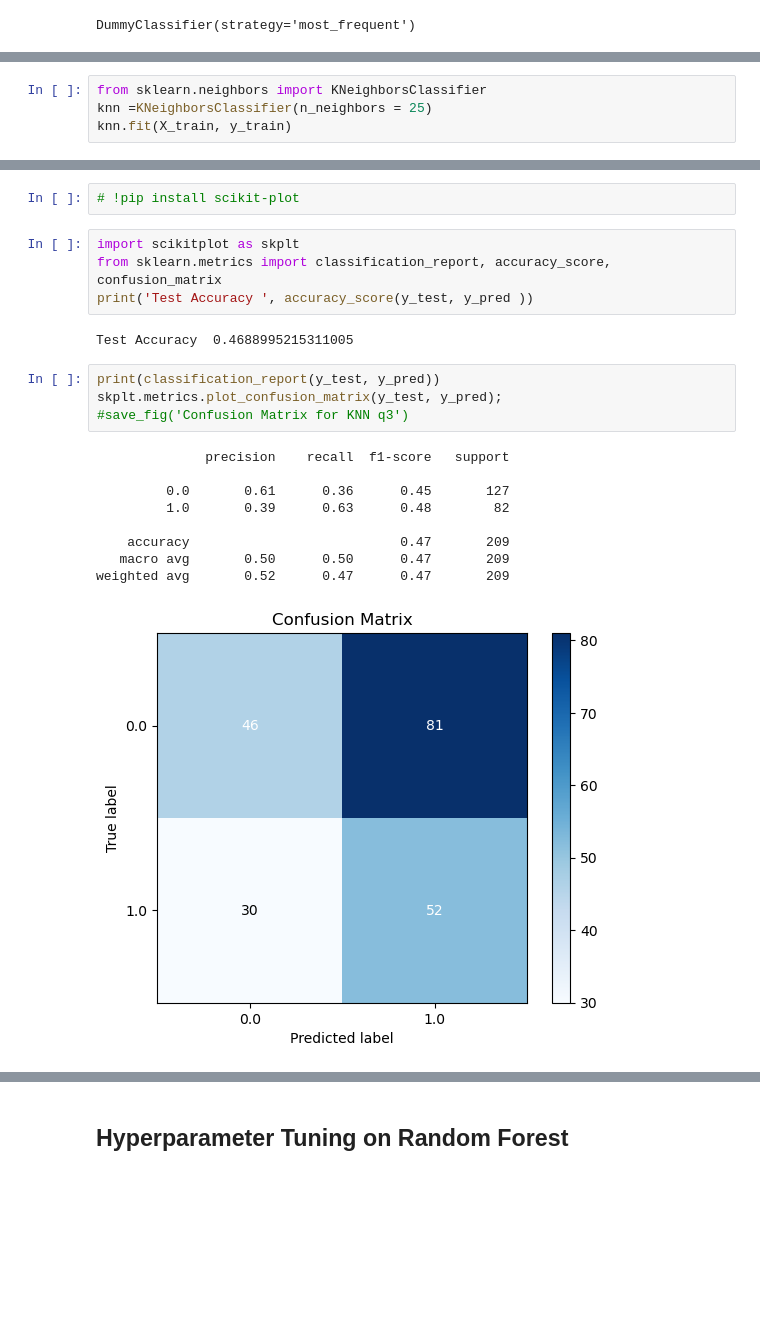
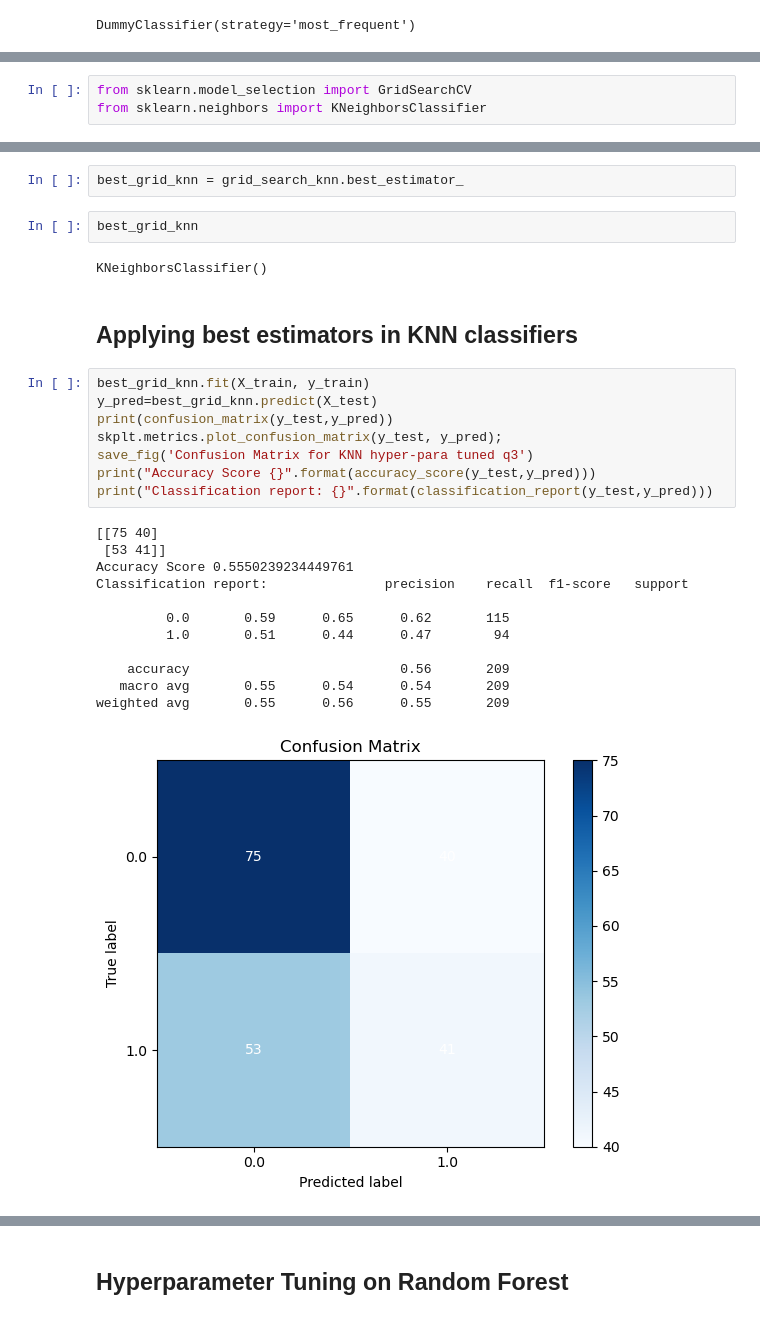
Before and after one commit to NafisFaiyaz007/CSE-445-Machine-learning_Predicting-Risky-Alcohol-Consumption-among-Students, a Jupyter notebook: Research Question 5.ipynb, the cells around one changed output, grey strips where cells are left out. Drawn from its saved outputs; the diff is of its cells as text; blank space fills up the shorter version.

Commit message:
Classifiers on q5
Only XAI and Naives bayes left

```diff
--- a/Research Question 5.ipynb
+++ b/Research Question 5.ipynb
@@ -74,4 +77,3 @@ Test Accuracy 0.6076555023923444
 # %%
+from sklearn.model_selection import GridSearchCV
 from sklearn.neighbors import KNeighborsClassifier
-knn =KNeighborsClassifier(n_neighbors = 25)
-knn.fit(X_train, y_train)
@@ -99,22 +95,29 @@ pd.DataFrame({'y_test': y_test, 'y_pred': y_pred})
 # %%
-# !pip install scikit-plot
+best_grid_knn = grid_search_knn.best_estimator_
 # %%
-import scikitplot as skplt
-from sklearn.metrics import classification_report, accuracy_score, confusion_matrix
-print('Test Accuracy ', accuracy_score(y_test, y_pred ))
+best_grid_knn
 # %% [output]
-Test Accuracy  0.4688995215311005
+KNeighborsClassifier()
-# %%
-print(classification_report(y_test, y_pred))
-skplt.metrics.plot_confusion_matrix(y_test, y_pred);
-#save_fig('Confusion Matrix for KNN q3')
-# %% [output]
-              precision    recall  f1-score   support
-
-         0.0       0.61      0.36      0.45       127
-         1.0       0.39      0.63      0.48        82
-
-    accuracy                           0.47       209
-   macro avg       0.50      0.50      0.47       209
-weighted avg       0.52      0.47      0.47       209
-[figure, removed]
+# %% [markdown]
+## Applying best estimators in KNN classifiers
+# %%
+best_grid_knn.fit(X_train, y_train)
+y_pred=best_grid_knn.predict(X_test)
+print(confusion_matrix(y_test,y_pred))
+skplt.metrics.plot_confusion_matrix(y_test, y_pred);
+save_fig('Confusion Matrix for KNN hyper-para tuned q3')
+print("Accuracy Score {}".format(accuracy_score(y_test,y_pred)))
+print("Classification report: {}".format(classification_report(y_test,y_pred)))
+# %% [output]
+[[75 40]
+ [53 41]]
+Accuracy Score 0.5550239234449761
+Classification report:               precision    recall  f1-score   support
+
+         0.0       0.59      0.65      0.62       115
+         1.0       0.51      0.44      0.47        94
+
+    accuracy                           0.56       209
+   macro avg       0.55      0.54      0.54       209
+weighted avg       0.55      0.56      0.55       209
+[figure, added]
```
Also changed, not shown: parts of 72 cells of this notebook, 9 other files.
